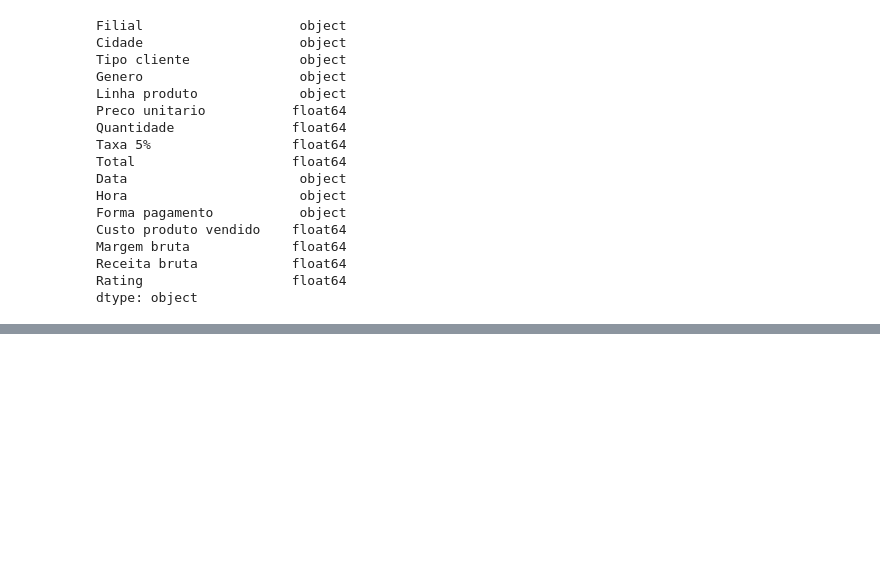
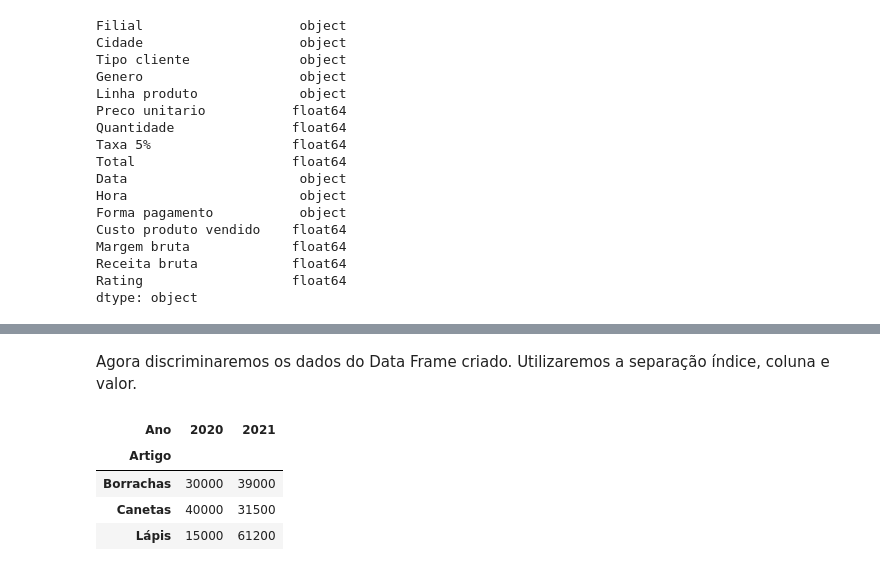
Before and after one commit to vitor-tatiama/CursoPython-Grupo2, a Jupyter notebook: apresentacao_pandas.ipynb, the cells around one changed output, grey strips where cells are left out. Saved outputs shown, nothing was run; the diff lists cells and outputs as text; code cells hidden in the pictures; blank space fills up the shorter version.

```diff
--- a/apresentacao_pandas.ipynb
+++ b/apresentacao_pandas.ipynb
@@ -377,0 +402,11 @@ dtype: object
+# %% [markdown]
+Agora discriminaremos os dados do Data Frame criado. Utilizaremos a separação índice, coluna e valor.
+# %%
+pivot_df = df.pivot(index='Artigo', columns='Ano', values='Entradas')
+pivot_df
+# %% [output]
+| Ano | 2020 | 2021 |
+| Artigo |  |  |
+| Borrachas | 30000 | 39000 |
+| Canetas | 40000 | 31500 |
+| Lápis | 15000 | 61200 |
```
Also changed, not shown: parts of 4 cells of this notebook.
